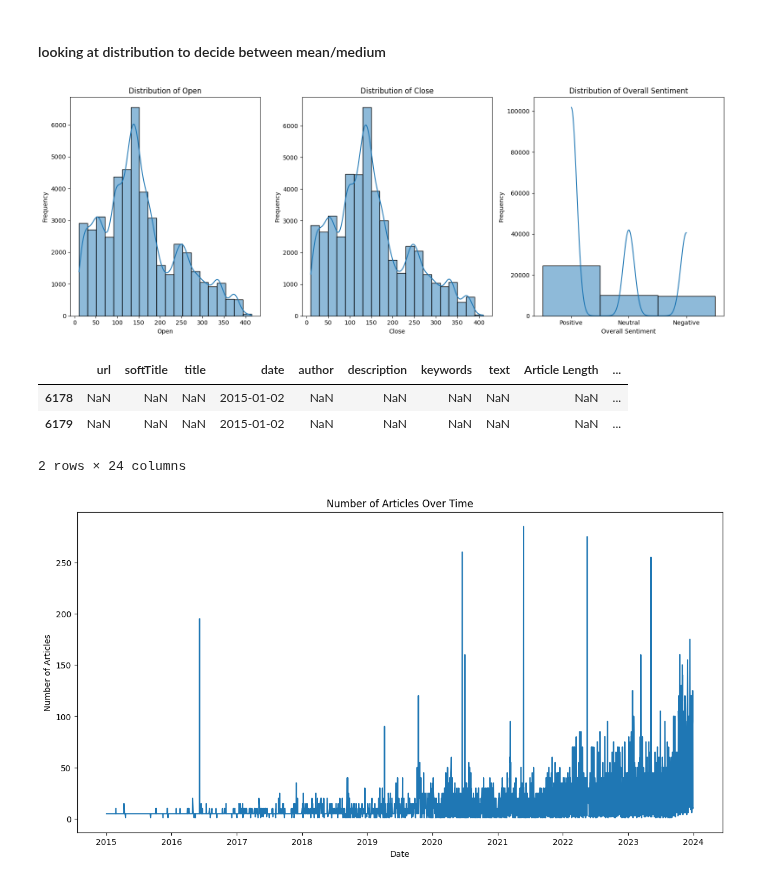
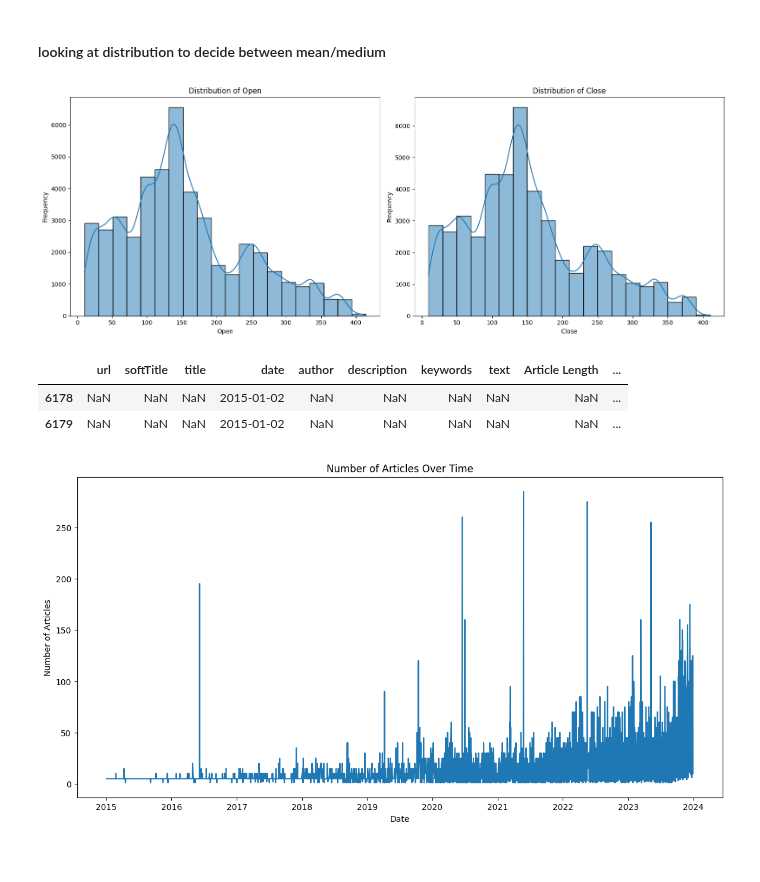
Before and after one commit to EthanFalcao/Sentiment-Analysis-in-Financial-Markets, a Jupyter notebook: 4. merge_datasets.ipynb, the cells around one changed output. Cells and saved outputs as stored; diff of their text form; code cells hidden in the pictures.

Commit message:
removes sentiment for later

```diff
--- a/4. merge_datasets.ipynb
+++ b/4. merge_datasets.ipynb
@@ -75,14 +69,14 @@ dtype: int64
 ##### Filling null values
 # %%
 # Impute missing 'author'  with 'Unknown'
-df_text['author'].fillna('Unknown', inplace=True)
+#df_text['author'].fillna('Unknown', inplace=True)
 
 # Impute missing 'keywords' with 'No Keywords'
-df_text['keywords'].fillna('No Keywords', inplace=True)
+#df_text['keywords'].fillna('No Keywords', inplace=True)
 
 # Impute missing 'description' with 'No description'
-df_text['description'].fillna('No description', inplace=True)
-df_text['Processed Description'].fillna('No description', inplace=True)
+#df_text['description'].fillna('No description', inplace=True)
+#df_text['Processed Description'].fillna('No description', inplace=True)
 # %% [markdown]
 #### Determining what timeline to use
 # %%
@@ -124,18 +118,3 @@ df = df.sort_values(by='date', ascending=True)
 df = df.reset_index()
 df.drop('index', axis=1, inplace=True)
 df['date'] = pd.to_datetime(df['date'])
-# %%
-'''
-# Let's ensure both datasets are aligned in terms of the date format
-df_stocks['Date'] = df_stocks['Date'].dt.date
-df_text['date'] = df_text['date'].dt.date
-
-# Merge the datasets based on the date
-df = pd.merge(df_text, df_stocks, left_on='date', right_on='Date', how='outer')
-df.drop('Date', axis=1, inplace=True)
-df = df.sort_values(by='date', ascending=True)
-df.head(2)
-
-
-df
-'''
@@ -205,30 +181,29 @@ memory usage: 9.1+ MB
 # %%
 import matplotlib.pyplot as plt
 import seaborn as sns
 
 # Assuming df_num contains multiple columns you want to plot
-columns_to_plot = ['Open', 'Close', 'Overall Sentiment']  # Replace these with your actual column names
+columns_to_plot = ['Open', 'Close']  # Replace these with your actual column names
 
 num_columns = len(columns_to_plot)
 fig, axes = plt.subplots(1, num_columns, figsize=(16, 6))  # Adjust the figsize as needed
 
 for i, column in enumerate(columns_to_plot):
     sns.histplot(df[column], bins=20, kde=True, ax=axes[i])
     axes[i].set_title(f'Distribution of {column}')
     axes[i].set_xlabel(column)
     axes[i].set_ylabel('Frequency')
 
 plt.tight_layout()  # Adjust subplots to prevent overlap
 plt.show()
 # %% [output]
-[figure, old version]
+[figure, new version]
 # %%
 df.head(2)
 # %% [output]
 |  | url | softTitle | title | date | author | description | keywords | text | Article Length | ... |
 | 6178 | NaN | NaN | NaN | 2015-01-02 | NaN | NaN | NaN | NaN | NaN | ... |
 | 6179 | NaN | NaN | NaN | 2015-01-02 | NaN | NaN | NaN | NaN | NaN | ... |
-2 rows × 24 columns
 # %%
 import pandas as pd
 
```
Also changed, not shown: parts of 12 cells of this notebook, 5 other files.
